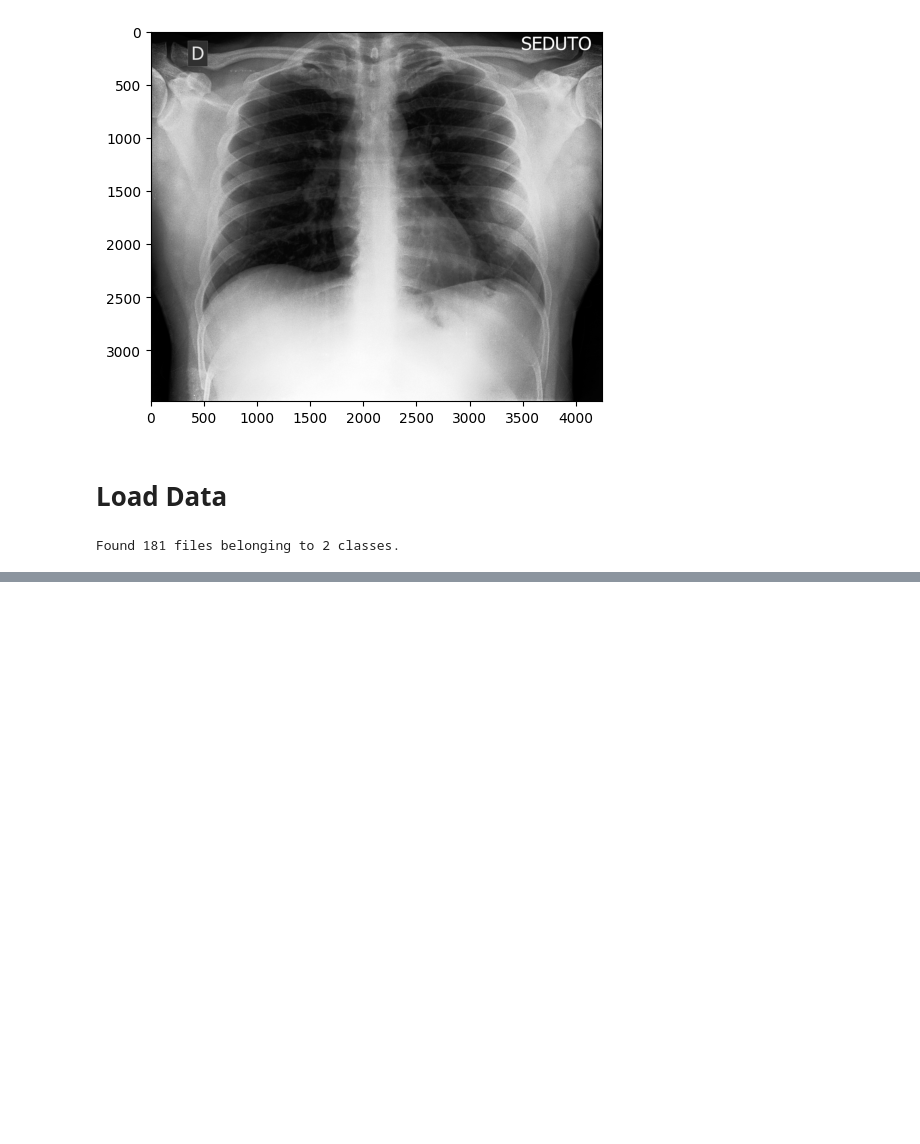
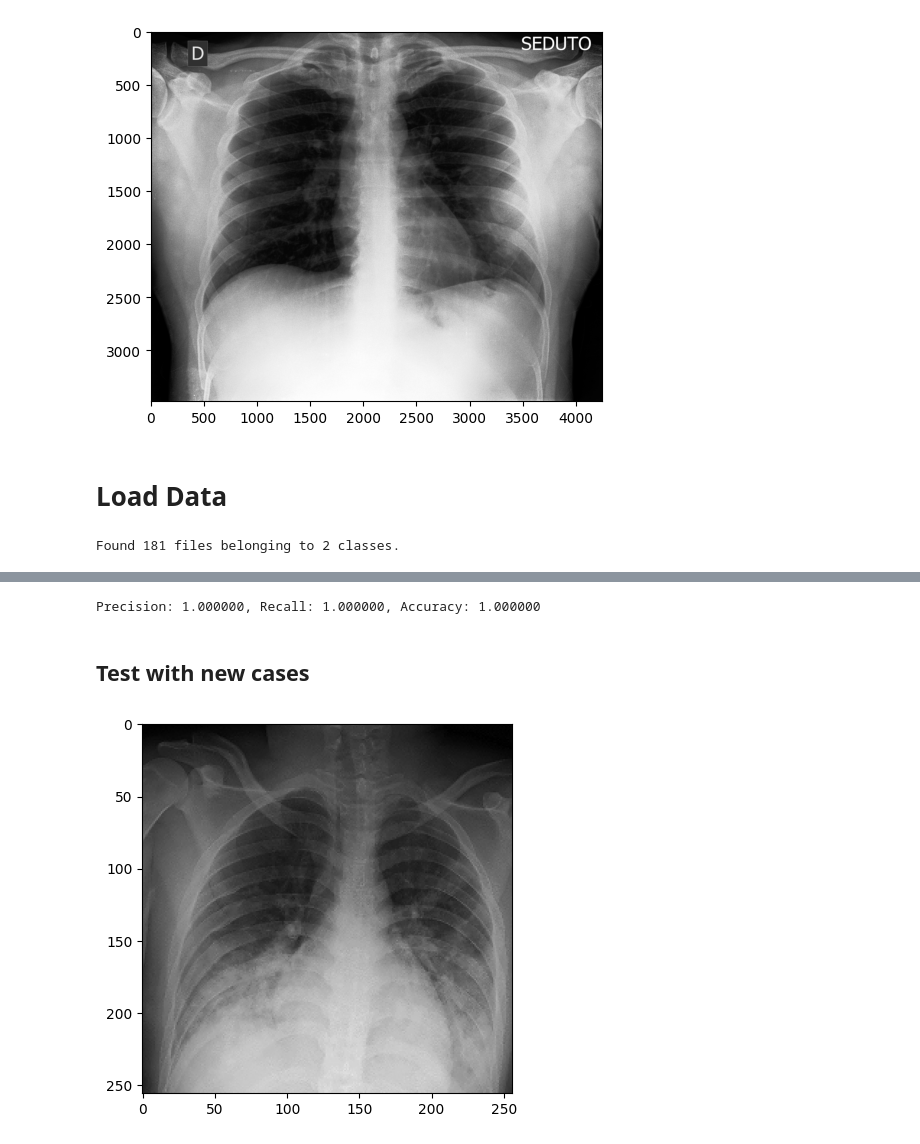
Before and after one commit to camilababo/Covid19-X-Ray-Detection-CNN-Model, a Jupyter notebook: cnn-classifier-pipeline.ipynb, the cells around one changed output, grey strips where cells are left out. Saved outputs shown, nothing was run; the diff lists cells and outputs as text; code cells hidden in the pictures; blank space fills up the shorter version.

```diff
--- a/cnn-classifier-pipeline.ipynb
+++ b/cnn-classifier-pipeline.ipynb
@@ -66,0 +235,4 @@ batch = data_iterator.next()
+# %%
+print('Precision: %f, Recall: %f, Accuracy: %f' % (precision.result(), recall.result(), accuracy.result()))
+# %% [output]
+Precision: 1.000000, Recall: 1.000000, Accuracy: 1.000000
@@ -66,0 +241,9 @@ batch = data_iterator.next()
+# %% [markdown]
+## Test with new cases
+# %%
+covid_img = cv2.imread('data/test/covid_test_boston.jpeg')
+covid_resize = tf.image.resize(covid_img, (256,256))
+plt.imshow(covid_resize.numpy().astype(int))
+plt.show()
+# %% [output]
+[figure, added]
```
Also changed, not shown: parts of 66 cells of this notebook, 3 other files.
